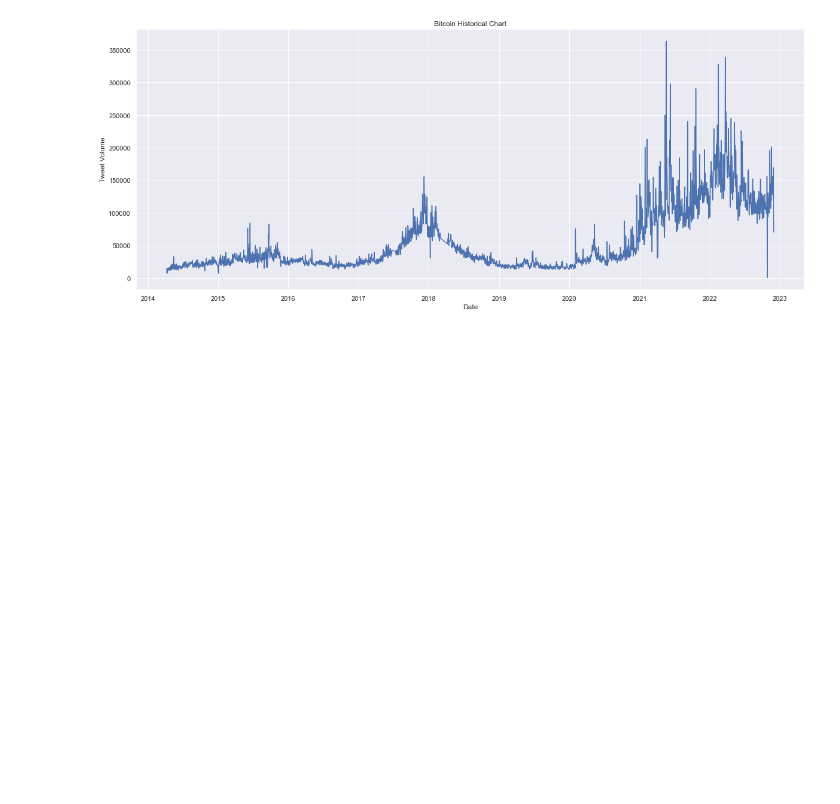
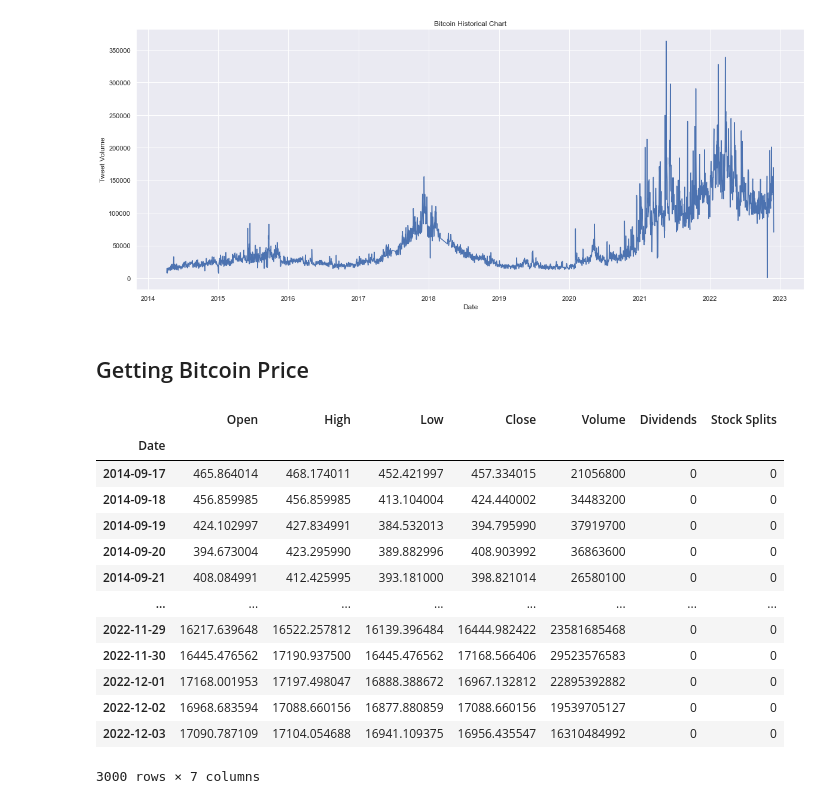
Before and after one commit to VarunParbhu/mur_crypto, a Jupyter notebook: Coding/Data Source - Bitinfocharts.ipynb, the cells around one changed output. Drawn from its saved outputs; the diff is of its cells as text; code cells hidden in the pictures; blank space fills up the shorter version.

```diff
--- a/Coding/Data Source - Bitinfocharts.ipynb
+++ b/Coding/Data Source - Bitinfocharts.ipynb
@@ -92,3 +93,5 @@ plt.show()
 # %%
 df.to_excel('Datasets/btc-bitinfocharts.xlsx',engine = 'openpyxl')
 #df.to_excel('Datasets/test-bitinfocharts.xlsx')
+# %% [markdown]
+## Getting Bitcoin Price
@@ -94,0 +100,20 @@ df.to_excel('Datasets/btc-bitinfocharts.xlsx',engine = 'openpyxl')
+# %%
+BTC_Ticker = yf.Ticker("BTC-USD")
+BTC_Data = BTC_Ticker.history(period="max")
+BTC_Data.index = BTC_Data.index.tz_localize(None)
+BTC_Data
+# %% [output]
+|  | Open | High | Low | Close | Volume | Dividends | Stock Splits |
+| Date |  |  |  |  |  |  |  |
+| 2014-09-17 | 465.864014 | 468.174011 | 452.421997 | 457.334015 | 21056800 | 0 | 0 |
+| 2014-09-18 | 456.859985 | 456.859985 | 413.104004 | 424.440002 | 34483200 | 0 | 0 |
+| 2014-09-19 | 424.102997 | 427.834991 | 384.532013 | 394.795990 | 37919700 | 0 | 0 |
+| 2014-09-20 | 394.673004 | 423.295990 | 389.882996 | 408.903992 | 36863600 | 0 | 0 |
+| 2014-09-21 | 408.084991 | 412.425995 | 393.181000 | 398.821014 | 26580100 | 0 | 0 |
+| ... | ... | ... | ... | ... | ... | ... | ... |
+| 2022-11-29 | 16217.639648 | 16522.257812 | 16139.396484 | 16444.982422 | 23581685468 | 0 | 0 |
+| 2022-11-30 | 16445.476562 | 17190.937500 | 16445.476562 | 17168.566406 | 29523576583 | 0 | 0 |
+| 2022-12-01 | 17168.001953 | 17197.498047 | 16888.388672 | 16967.132812 | 22895392882 | 0 | 0 |
+| 2022-12-02 | 16968.683594 | 17088.660156 | 16877.880859 | 17088.660156 | 19539705127 | 0 | 0 |
+| 2022-12-03 | 17090.787109 | 17104.054688 | 16941.109375 | 16956.435547 | 16310484992 | 0 | 0 |
+3000 rows × 7 columns
```
Also changed, not shown: parts of 8 cells of this notebook, 44 other files.
